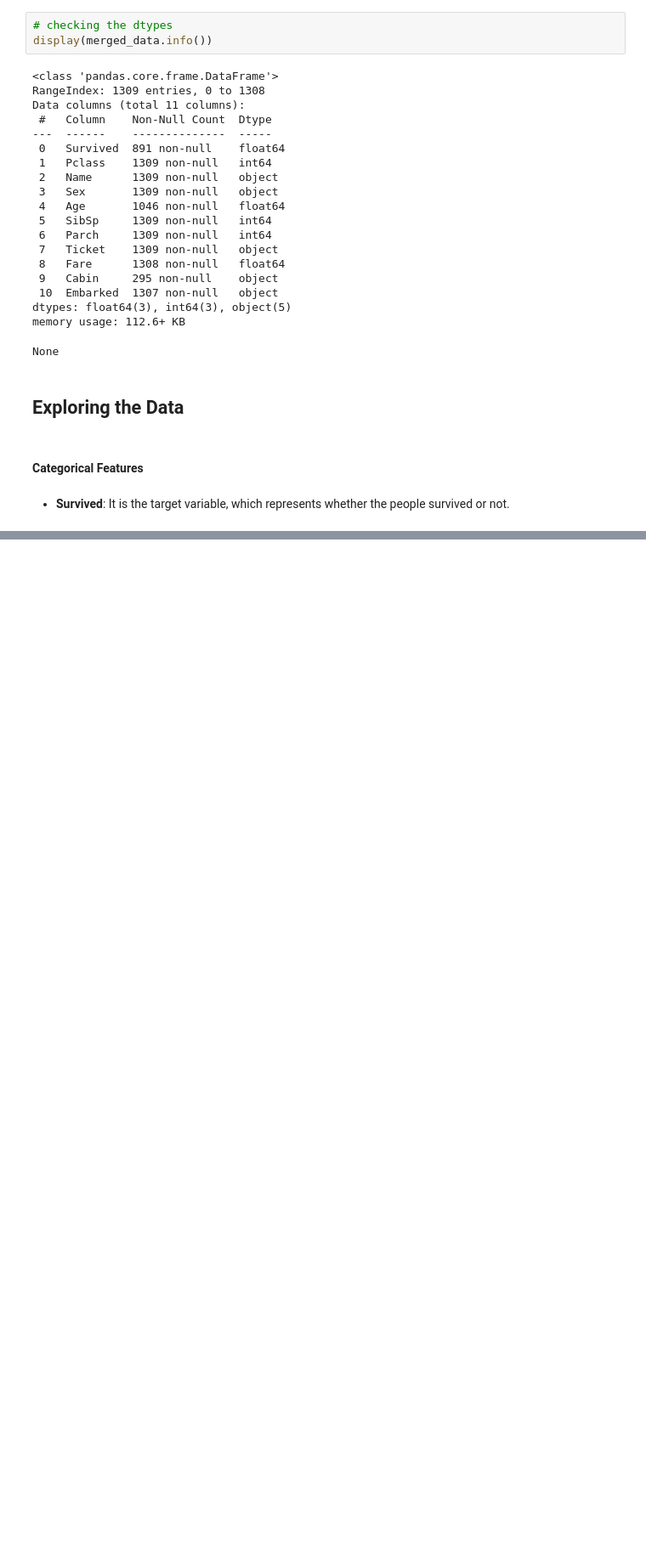
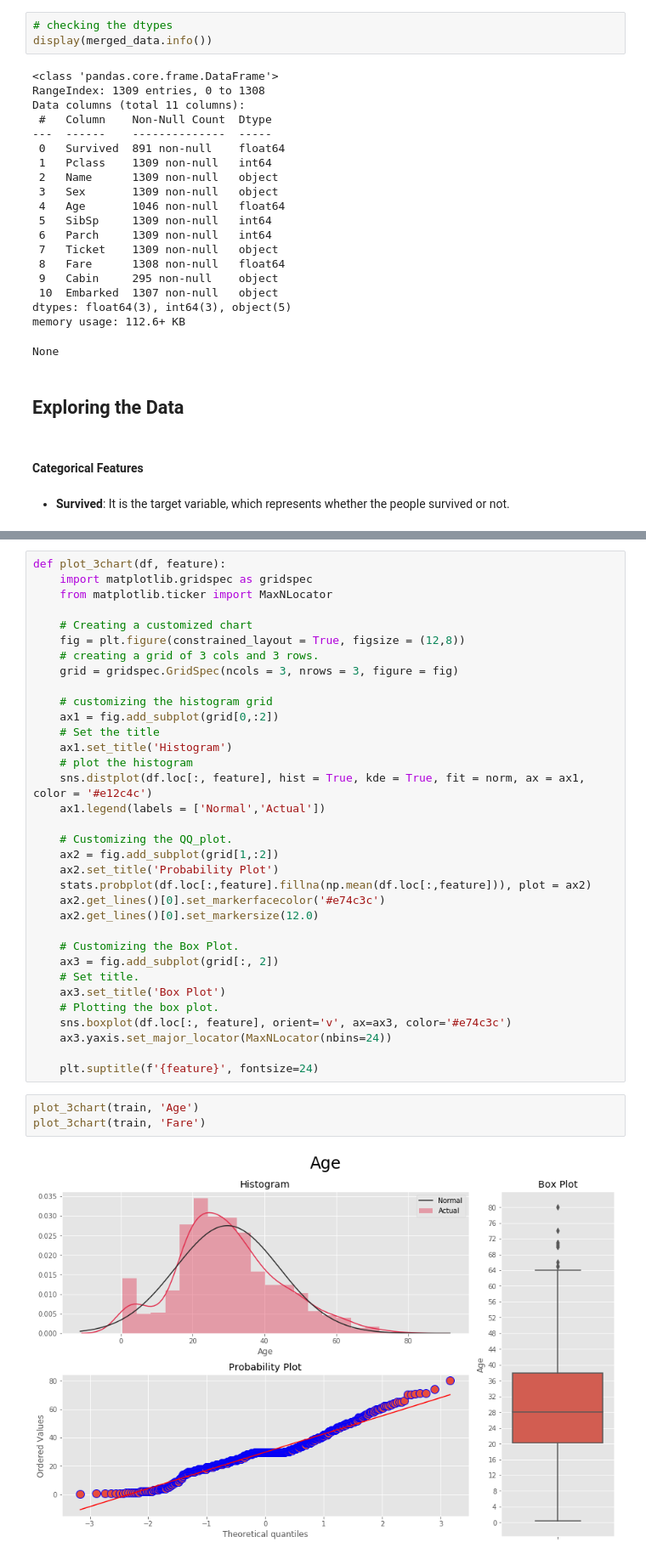
Before and after one commit to Paras-97/Titanic-Machine-Learning-from-Disaster, a Jupyter notebook: Titanic.ipynb, the cells around one changed output, grey strips where cells are left out. Shown at 85% size. Drawn from its saved outputs; the diff is of its cells as text; blank space fills up the shorter version.

```diff
--- a/Titanic.ipynb
+++ b/Titanic.ipynb
@@ -284,0 +132,39 @@ Collecting Cython==0.29.14
+# %%
+def plot_3chart(df, feature):
+    import matplotlib.gridspec as gridspec
+    from matplotlib.ticker import MaxNLocator
+
+    # Creating a customized chart
+    fig = plt.figure(constrained_layout = True, figsize = (12,8))
+    # creating a grid of 3 cols and 3 rows.
+    grid = gridspec.GridSpec(ncols = 3, nrows = 3, figure = fig)
+
+    # customizing the histogram grid
+    ax1 = fig.add_subplot(grid[0,:2])
+    # Set the title
+    ax1.set_title('Histogram')
+    # plot the histogram
+    sns.distplot(df.loc[:, feature], hist = True, kde = True, fit = norm, ax = ax1, color = '#e12c4c')
+    ax1.legend(labels = ['Normal','Actual'])
+
+    # Customizing the QQ_plot.
+    ax2 = fig.add_subplot(grid[1,:2])
+    ax2.set_title('Probability Plot')
+    stats.probplot(df.loc[:,feature].fillna(np.mean(df.loc[:,feature])), plot = ax2)
+    ax2.get_lines()[0].set_markerfacecolor('#e74c3c')
+    ax2.get_lines()[0].set_markersize(12.0)
+
+    # Customizing the Box Plot.
+    ax3 = fig.add_subplot(grid[:, 2])
+    # Set title.
+    ax3.set_title('Box Plot')
+    # Plotting the box plot.
+    sns.boxplot(df.loc[:, feature], orient='v', ax=ax3, color='#e74c3c')
+    ax3.yaxis.set_major_locator(MaxNLocator(nbins=24))
+
+    plt.suptitle(f'{feature}', fontsize=24)
+# %%
+plot_3chart(train, 'Age')
+plot_3chart(train, 'Fare')
+# %% [output]
+[figure, added]
```
Also changed, not shown: parts of 49 cells of this notebook.
